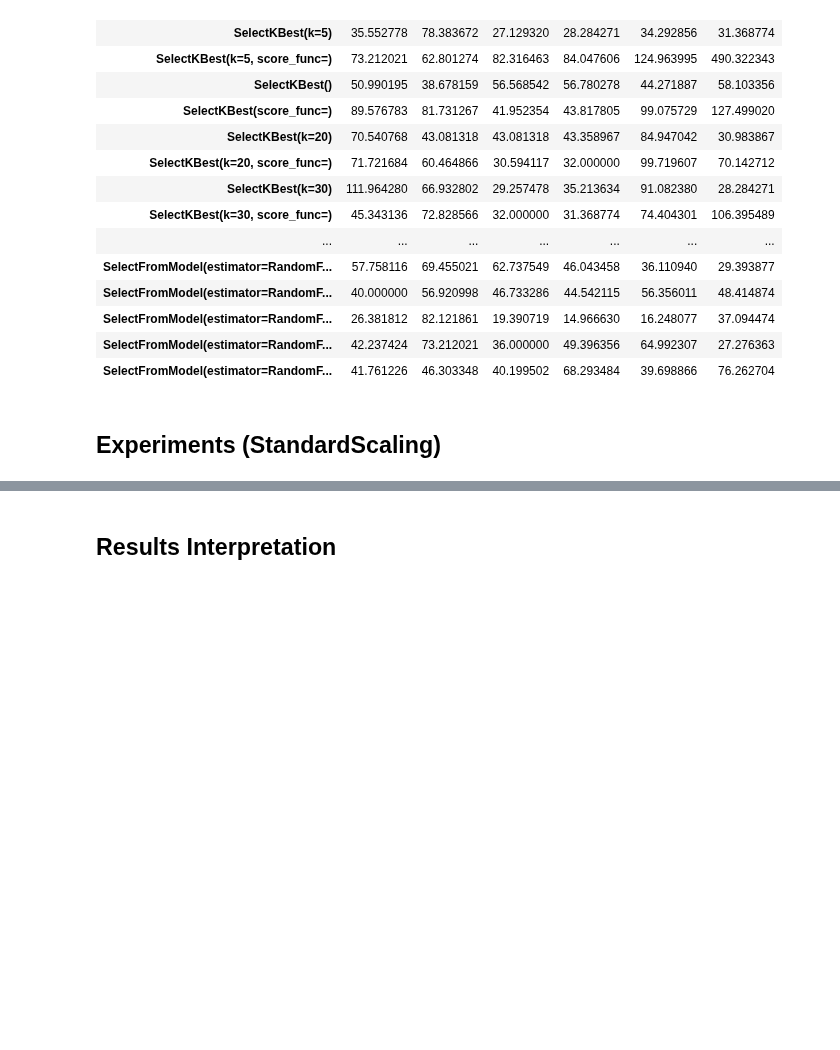
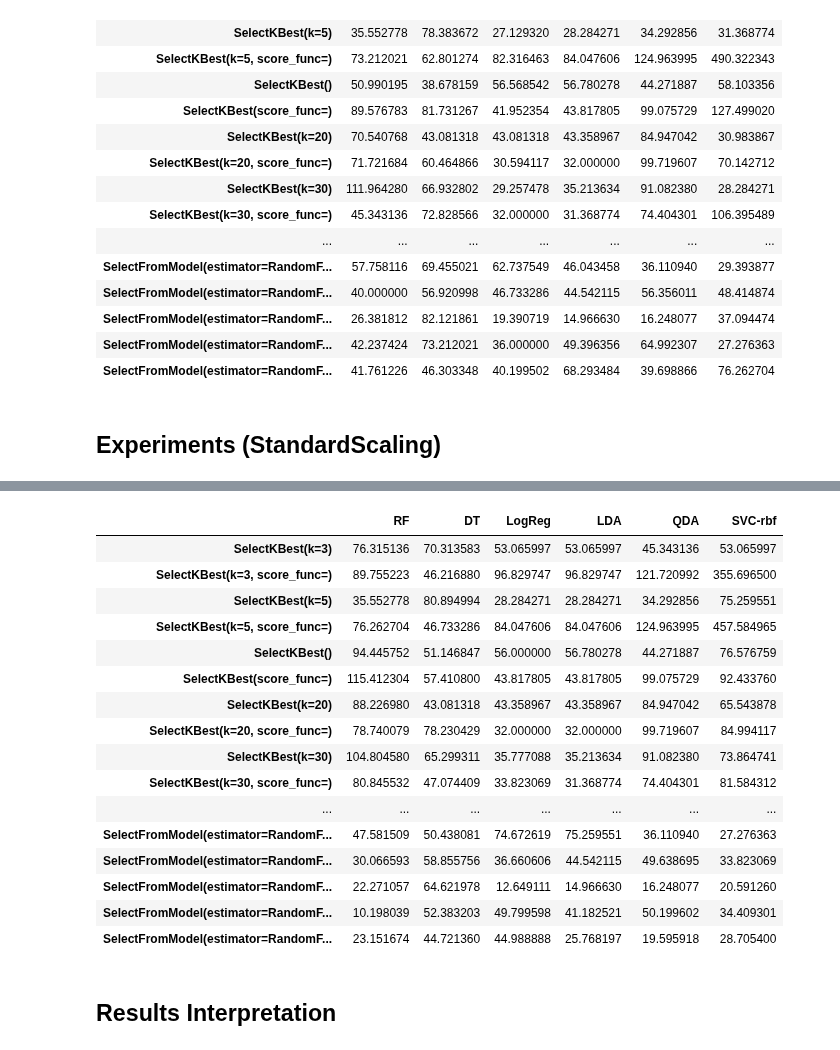
Before and after one commit to kozaka93/2024L-DSAdvancedML, a Jupyter notebook: projects/project2/group3/Narozniak_Czerwonski_Rucinski/codes/src/Main.ipynb, the cells around one changed output, grey strips where cells are left out. Drawn from its saved outputs; the diff is of its cells as text; code cells hidden in the pictures; blank space fills up the shorter version.

Commit message:
Update scaling results

```diff
--- a/projects/project2/group3/Narozniak_Czerwonski_Rucinski/codes/src/Main.ipynb
+++ b/projects/project2/group3/Narozniak_Czerwonski_Rucinski/codes/src/Main.ipynb
@@ -247,3 +275,27 @@ avg_with_scaling_df.style.background_gradient(cmap="Greens", low=0.0, high=1.0,
+# %%
+std_results_with_scaling_dict = apply_transform_to_res(results_with_scaling_dict, np.std)
+std__with_scaling_df = pd.DataFrame(std_results_with_scaling_dict).T
+std__with_scaling_df.columns = ["RF", "DT", "LogReg", "LDA", "QDA", "SVC-rbf"]
+
+std__with_scaling_df.style.background_gradient(cmap="Reds", axis=None)
+# %% [output]
+|  | RF | DT | LogReg | LDA | QDA | SVC-rbf |
+| SelectKBest(k=3) | 76.315136 | 70.313583 | 53.065997 | 53.065997 | 45.343136 | 53.065997 |
+| SelectKBest(k=3, score_func=) | 89.755223 | 46.216880 | 96.829747 | 96.829747 | 121.720992 | 355.696500 |
+| SelectKBest(k=5) | 35.552778 | 80.894994 | 28.284271 | 28.284271 | 34.292856 | 75.259551 |
+| SelectKBest(k=5, score_func=) | 76.262704 | 46.733286 | 84.047606 | 84.047606 | 124.963995 | 457.584965 |
+| SelectKBest() | 94.445752 | 51.146847 | 56.000000 | 56.780278 | 44.271887 | 76.576759 |
+| SelectKBest(score_func=) | 115.412304 | 57.410800 | 43.817805 | 43.817805 | 99.075729 | 92.433760 |
+| SelectKBest(k=20) | 88.226980 | 43.081318 | 43.358967 | 43.358967 | 84.947042 | 65.543878 |
+| SelectKBest(k=20, score_func=) | 78.740079 | 78.230429 | 32.000000 | 32.000000 | 99.719607 | 84.994117 |
+| SelectKBest(k=30) | 104.804580 | 65.299311 | 35.777088 | 35.213634 | 91.082380 | 73.864741 |
+| SelectKBest(k=30, score_func=) | 80.845532 | 47.074409 | 33.823069 | 31.368774 | 74.404301 | 81.584312 |
+| ... | ... | ... | ... | ... | ... | ... |
+| SelectFromModel(estimator=RandomF... | 47.581509 | 50.438081 | 74.672619 | 75.259551 | 36.110940 | 27.276363 |
+| SelectFromModel(estimator=RandomF... | 30.066593 | 58.855756 | 36.660606 | 44.542115 | 49.638695 | 33.823069 |
+| SelectFromModel(estimator=RandomF... | 22.271057 | 64.621978 | 12.649111 | 14.966630 | 16.248077 | 20.591260 |
+| SelectFromModel(estimator=RandomF... | 10.198039 | 52.383203 | 49.799598 | 41.182521 | 50.199602 | 34.409301 |
+| SelectFromModel(estimator=RandomF... | 23.151674 | 44.721360 | 44.988888 | 25.768197 | 19.595918 | 28.705400 |
 # %% [markdown]
 ## Results Interpretation
 # %% [markdown]
```
Also changed, not shown: parts of 2 cells of this notebook.
